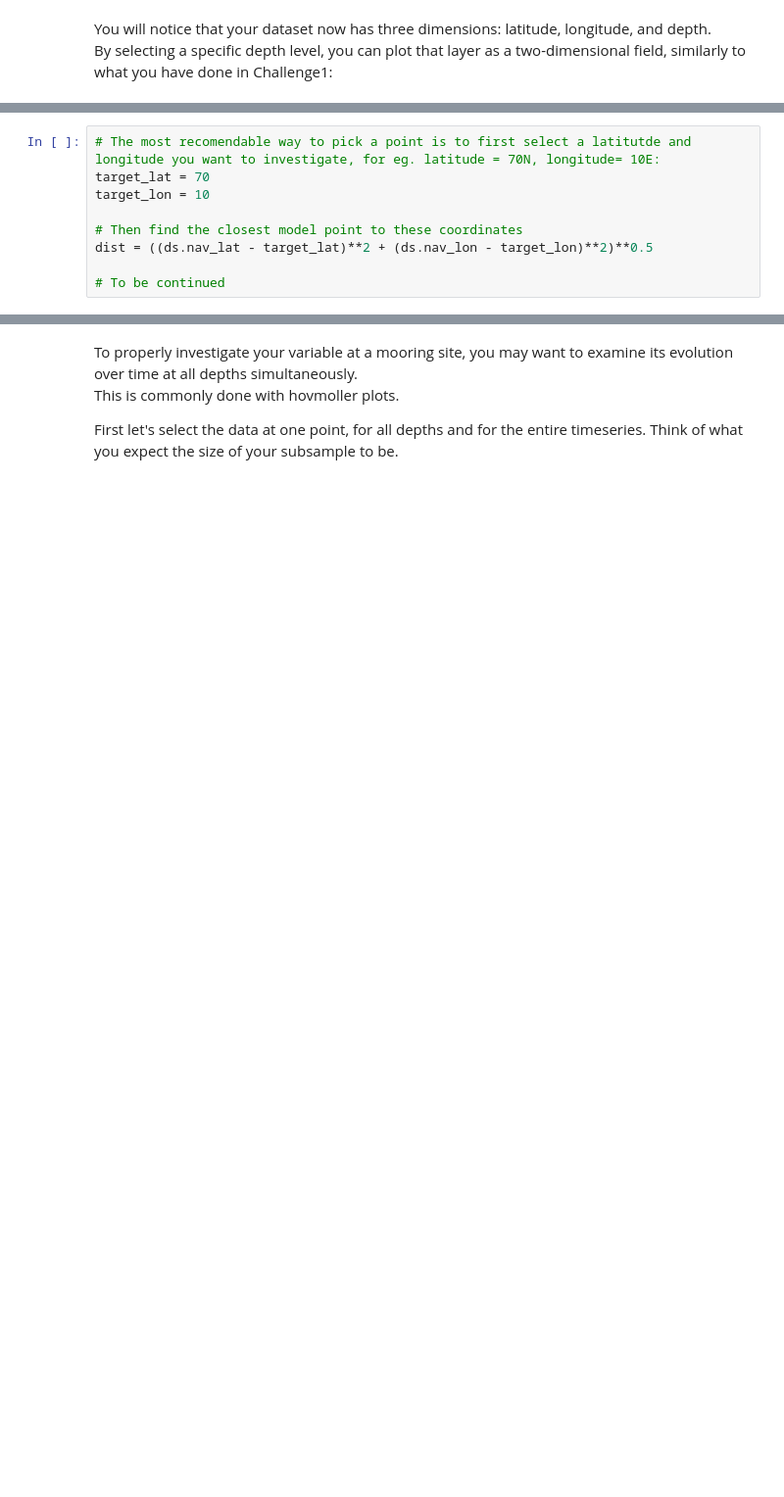
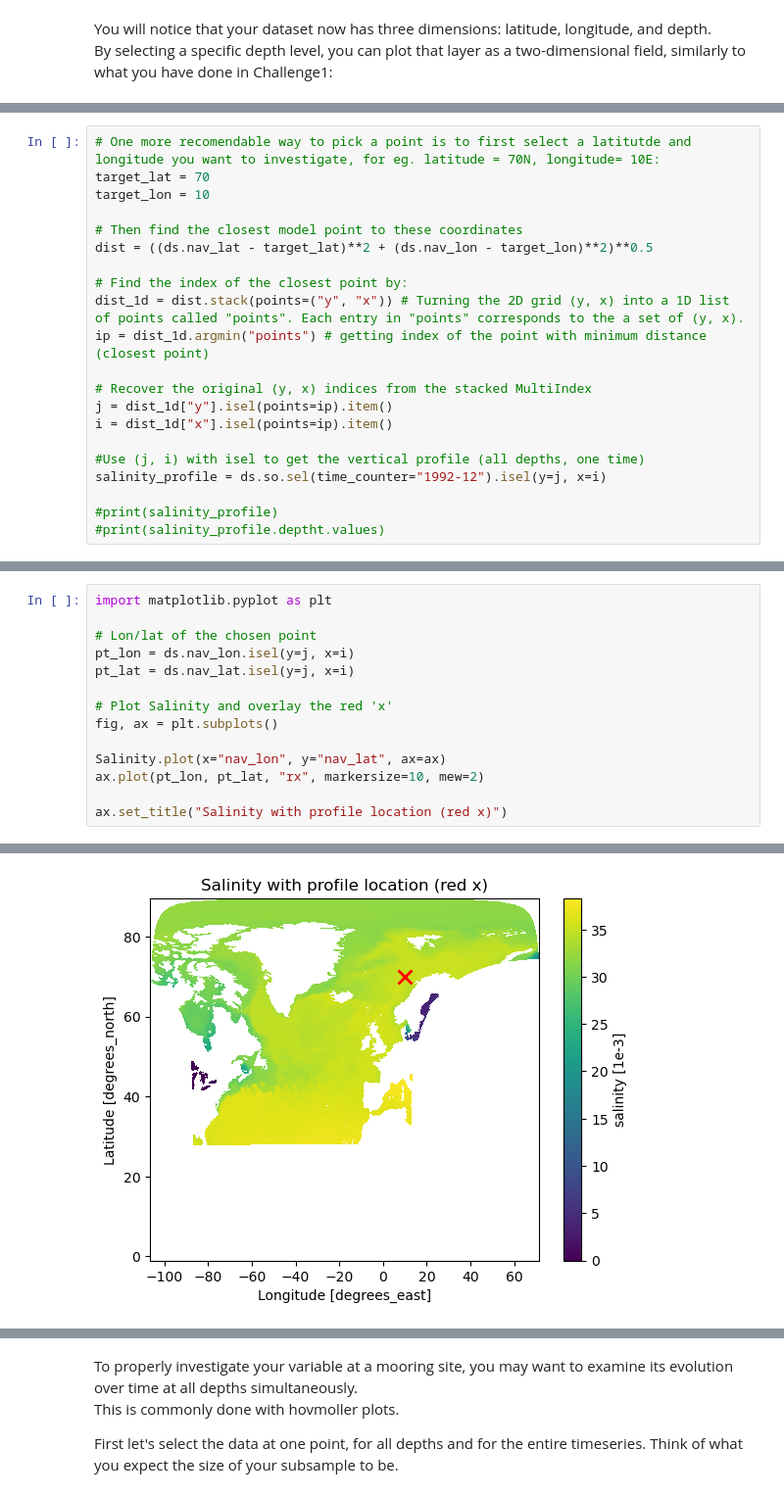
Before and after one commit to NOC-MSM/ARIA_workshop, a Jupyter notebook: Challenges/Challenge2.ipynb, the cells around one changed output, grey strips where cells are left out. Shown at 98% size. Cells and saved outputs as stored; diff of their text form; blank space fills up the shorter version.

```diff
--- a/Challenges/Challenge2.ipynb
+++ b/Challenges/Challenge2.ipynb
@@ -75,10 +90,22 @@ The sel() function will not work directly with nav_lat/nav_lon (they are 2D auxi
 Therefore, this will NOT work: salinity_profile = ds.so.sel(time_counter="1992-12").sel(nav_lat=70, nav_lon=10, method="nearest")
 # %%
-# The most recomendable way to pick a point is to first select a latitutde and longitude you want to investigate, for eg. latitude = 70N, longitude= 10E:
+# One more recomendable way to pick a point is to first select a latitutde and longitude you want to investigate, for eg. latitude = 70N, longitude= 10E:
 target_lat = 70
 target_lon = 10
 
 # Then find the closest model point to these coordinates
 dist = ((ds.nav_lat - target_lat)**2 + (ds.nav_lon - target_lon)**2)**0.5
 
-# To be continued
+# Find the index of the closest point by:
+dist_1d = dist.stack(points=("y", "x")) # Turning the 2D grid (y, x) into a 1D list of points called "points". Each entry in "points" corresponds to the a set of (y, x).
+ip = dist_1d.argmin("points") # getting index of the point with minimum distance (closest point)
+
+# Recover the original (y, x) indices from the stacked MultiIndex
+j = dist_1d["y"].isel(points=ip).item()
+i = dist_1d["x"].isel(points=ip).item()
+
+#Use (j, i) with isel to get the vertical profile (all depths, one time)
+salinity_profile = ds.so.sel(time_counter="1992-12").isel(y=j, x=i)
+
+#print(salinity_profile)
+#print(salinity_profile.deptht.values)
@@ -93,0 +126,15 @@ salinity_profile.plot()
+# %%
+import matplotlib.pyplot as plt
+
+# Lon/lat of the chosen point
+pt_lon = ds.nav_lon.isel(y=j, x=i)
+pt_lat = ds.nav_lat.isel(y=j, x=i)
+
+# Plot Salinity and overlay the red 'x'
+fig, ax = plt.subplots()
+
+Salinity.plot(x="nav_lon", y="nav_lat", ax=ax)
+ax.plot(pt_lon, pt_lat, "rx", markersize=10, mew=2)
+
+ax.set_title("Salinity with profile location (red x)")
+# %% [output]
@@ -93,0 +142 @@ salinity_profile.plot()
+[figure, added]
```
Also changed, not shown: parts of 20 cells of this notebook.
